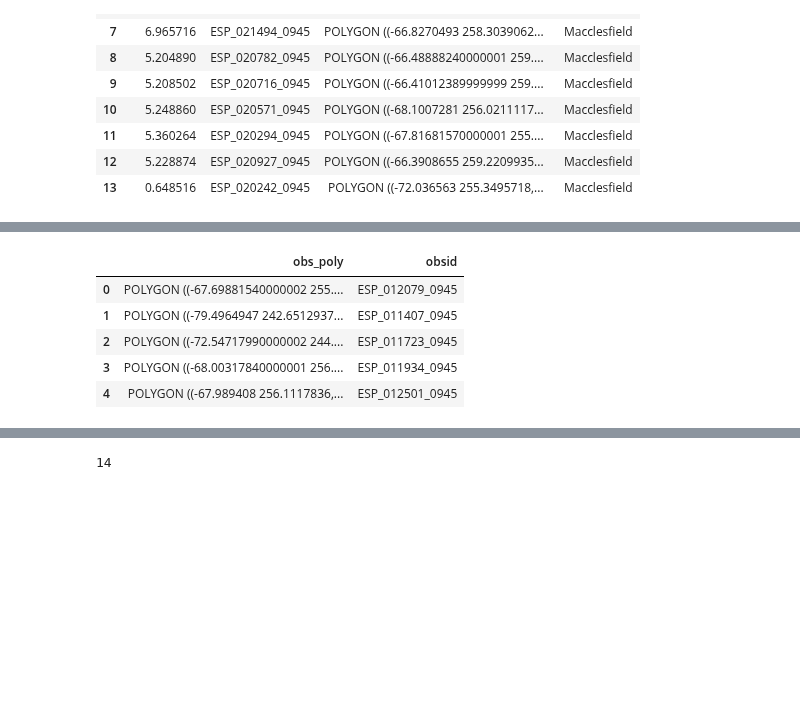
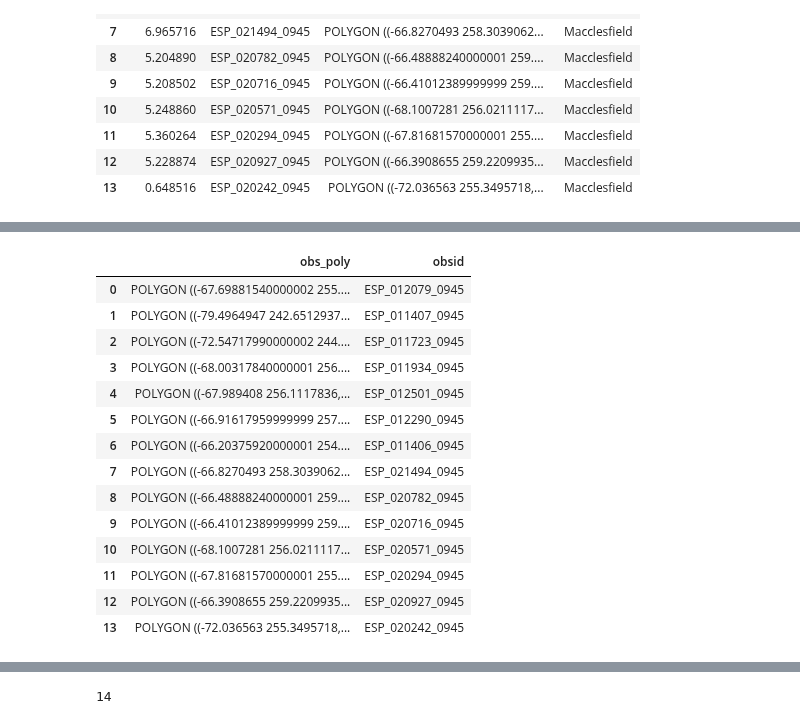
Before and after one commit to zalfalah/Honors, a Jupyter notebook: Creating Combo DF Specific Case .ipynb, the cells around one changed output, grey strips where cells are left out. Drawn from its saved outputs; the diff is of its cells as text; code cells hidden in the pictures; blank space fills up the shorter version.

Commit message:
interchecker work, rough plot

```diff
--- a/Creating Combo DF Specific Case .ipynb
+++ b/Creating Combo DF Specific Case .ipynb
@@ -120,0 +234,6 @@ results #show what we made immediately above
+# %%
+bucket = []
+for poly in results.polygon_shape:
+    bucket.append(poly)
+test = MultiPolygon(bucket)
+test2 = cascaded_union(test)
@@ -120,0 +244,3 @@ results #show what we made immediately above
+# %%
+x, y = test2.exterior.xy
+plt.plot(x,y);
@@ -129,14 +260,23 @@ for obs in olddata[olddata['region_name'] == testregion].obsid.unique():
     bucket.append(d)
 testresult = pd.DataFrame(bucket)
 # %%
-testresult.head() #see what was created immediately above
+testresult #see what was created immediately above
 # %% [output]
 |  | obs_poly | obsid |
 | 0 | POLYGON ((-67.69881540000002 255.... | ESP_012079_0945 |
 | 1 | POLYGON ((-79.4964947 242.6512937... | ESP_011407_0945 |
 | 2 | POLYGON ((-72.54717990000002 244.... | ESP_011723_0945 |
 | 3 | POLYGON ((-68.00317840000001 256.... | ESP_011934_0945 |
 | 4 | POLYGON ((-67.989408 256.1117836,... | ESP_012501_0945 |
+| 5 | POLYGON ((-66.91617959999999 257.... | ESP_012290_0945 |
+| 6 | POLYGON ((-66.20375920000001 254.... | ESP_011406_0945 |
+| 7 | POLYGON ((-66.8270493 258.3039062... | ESP_021494_0945 |
+| 8 | POLYGON ((-66.48888240000001 259.... | ESP_020782_0945 |
+| 9 | POLYGON ((-66.41012389999999 259.... | ESP_020716_0945 |
+| 10 | POLYGON ((-68.1007281 256.0211117... | ESP_020571_0945 |
+| 11 | POLYGON ((-67.81681570000001 255.... | ESP_020294_0945 |
+| 12 | POLYGON ((-66.3908655 259.2209935... | ESP_020927_0945 |
+| 13 | POLYGON ((-72.036563 255.3495718,... | ESP_020242_0945 |
 # %%
 df1 = testresult #rename for convenience
 # %%
```
Also changed, not shown: parts of 17 cells of this notebook, 1 other file.
